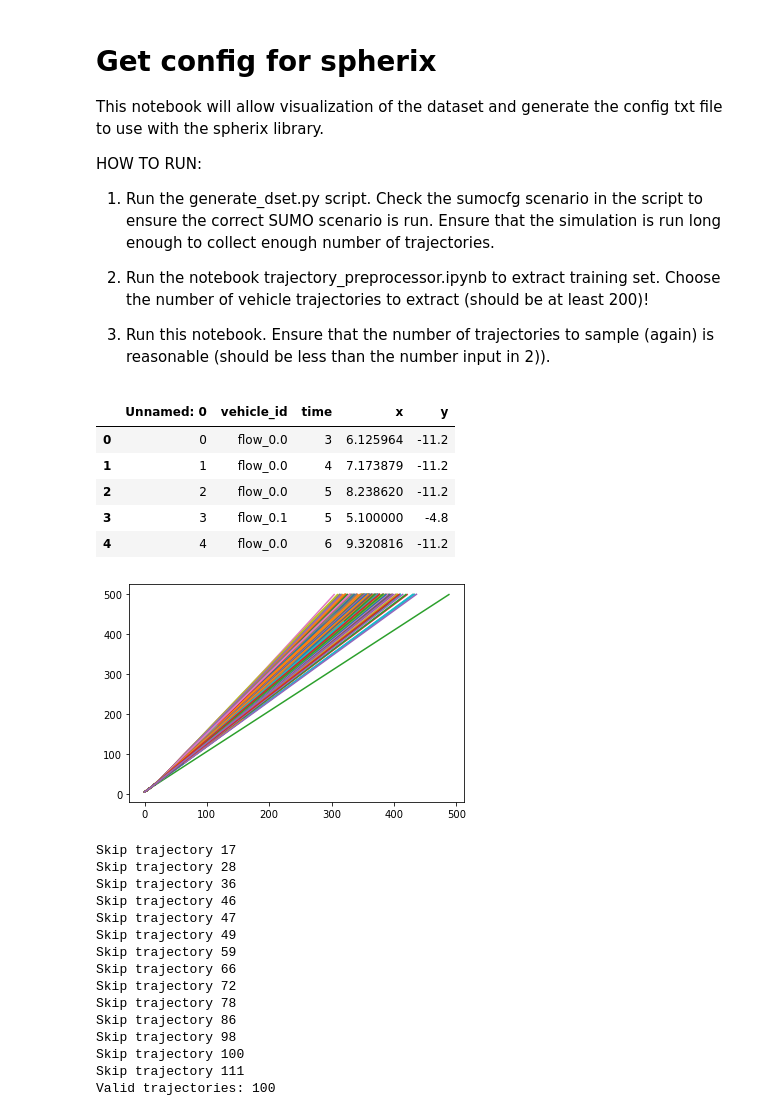
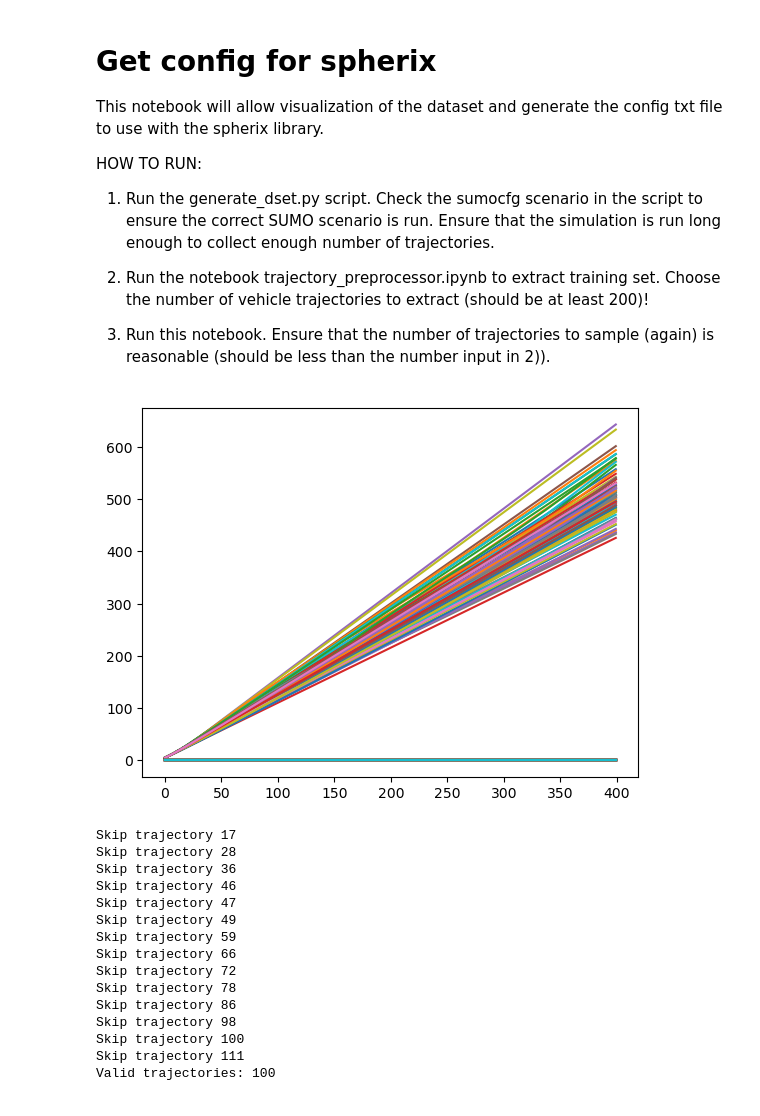
Before and after one commit to thinhhoang95/anomaly-detection-ngsim2, a Jupyter notebook: sumotraci/get_config_for_spherix.ipynb, the cells around one changed output. Saved outputs shown, nothing was run; the diff lists cells and outputs as text; code cells hidden in the pictures.

```diff
--- a/sumotraci/get_config_for_spherix.ipynb
+++ b/sumotraci/get_config_for_spherix.ipynb
@@ -16,14 +16,3 @@ import numpy as np
 from matplotlib import pyplot as plt
 
 write_files = False # enable this flag to allow writing files
-# %%
-edge_df = pd.read_csv('edge_trajectories.csv')
-# edge_df = edge_df[edge_df['time'] % 10 == 0] # to adjust the temporal resolution of the basis
-edge_df.head()
-# %% [output]
-|  | Unnamed: 0 | vehicle_id | time | x | y |
-| 0 | 0 | flow_0.0 | 3 | 6.125964 | -11.2 |
-| 1 | 1 | flow_0.0 | 4 | 7.173879 | -11.2 |
-| 2 | 2 | flow_0.0 | 5 | 8.238620 | -11.2 |
-| 3 | 3 | flow_0.1 | 5 | 5.100000 | -4.8 |
-| 4 | 4 | flow_0.0 | 6 | 9.320816 | -11.2 |
@@ -34,9 +19,15 @@ traj_lens = np.zeros((175,))
-# %%
-for i, id in enumerate(chosen_vehicle_ids):
-    x_traj = edge_df[edge_df['vehicle_id'] == id]['x'].values
-    y_traj = edge_df[edge_df['vehicle_id'] == id]['y'].values
-    traj_lens[i] = len(edge_df[edge_df['vehicle_id'] == id].index)
-    plt.plot(x_traj)
-# %% [output]
-[figure, removed]
+# %%
+import pickle
+
+with open('trajectories.pyo', 'rb') as f:
+    edge_df = pickle.load(f)
+# %%
+x_traj = edge_df['x_vec']
+y_traj = edge_df['y_vec']
+t_vec = edge_df['t_vec']
+# %%
+for i in range(x_traj.shape[0]):
+    plt.plot(x_traj[i,:])
+# %% [output]
+[figure, added]
 # %%
```
Also changed, not shown: parts of 2 cells of this notebook, 16 other files.
